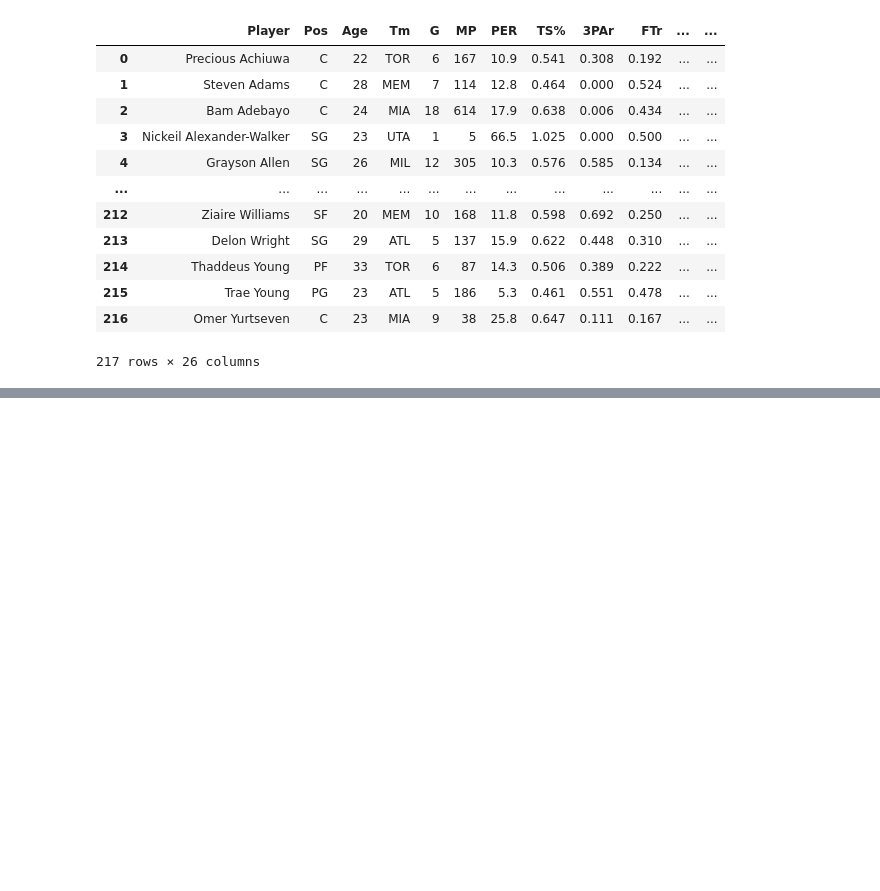
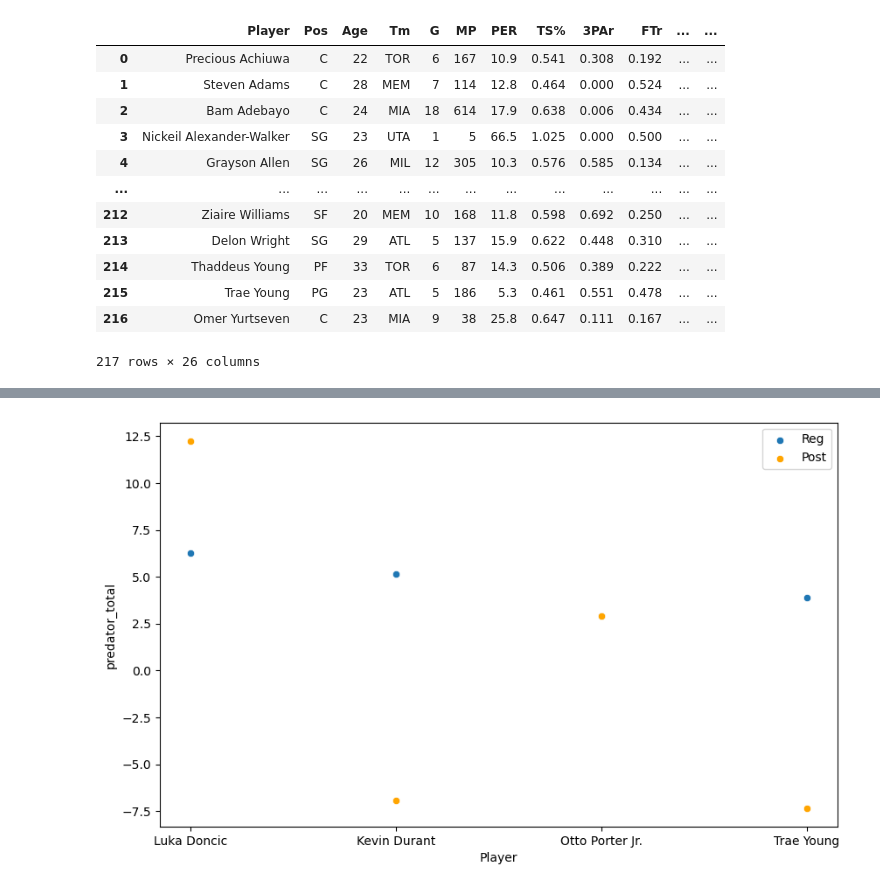
Before and after one commit to samthemanwise/Stat386Project, a Jupyter notebook: playground.ipynb, the cells around one changed output, grey strips where cells are left out. Cells and saved outputs as stored; diff of their text form; code cells hidden in the pictures; blank space fills up the shorter version.

```diff
--- a/playground.ipynb
+++ b/playground.ipynb
@@ -199,0 +177,20 @@ master_df.sort_values(by='predator_diff', ascending=False)
+# %%
+# Define the list of players you want to include in the scatter plot
+selected_players = ['Kevin Durant',"Trae Young","Otto Porter Jr.", "Luka Doncic"]  # Replace with the actual player names you want
+
+# Filter the dataframes based on selected players
+filtered_result_reg = final_result_reg[final_result_reg['Player'].isin(selected_players)]
+filtered_result_post = final_result_post[final_result_post['Player'].isin(selected_players)]
+
+plt.figure(figsize=(10, 6))
+
+# Scatter plot for 'filtered_result_reg'
+sns.scatterplot(data=filtered_result_reg, x='Player', y='predator_total', label='Reg')
+
+# Scatter plot for 'filtered_result_post'
+sns.scatterplot(data=filtered_result_post, x='Player', y='predator_total', color='orange', label='Post')
+
+plt.legend()
+plt.show()
+# %% [output]
+[figure, added]
```
Also changed, not shown: parts of 6 cells of this notebook, 4 other files.
